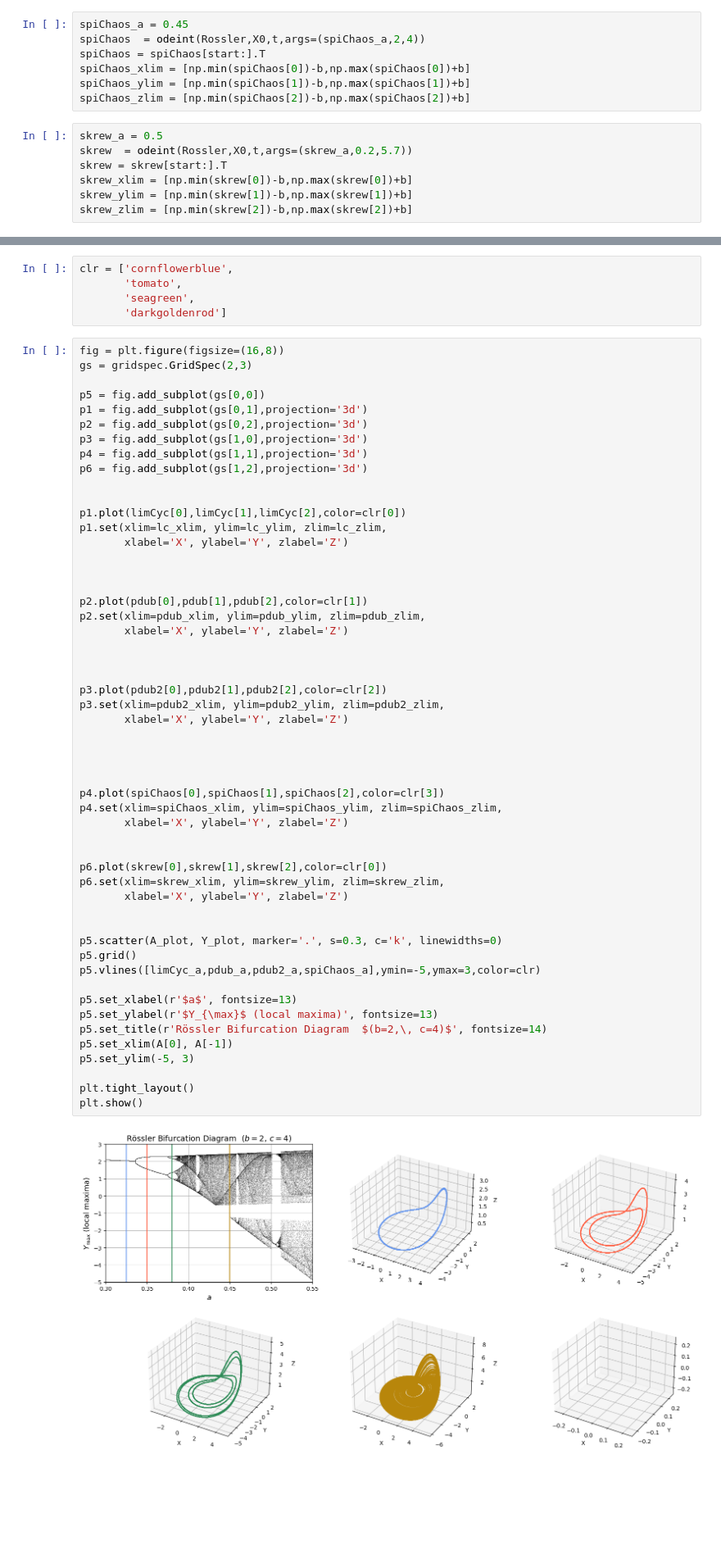
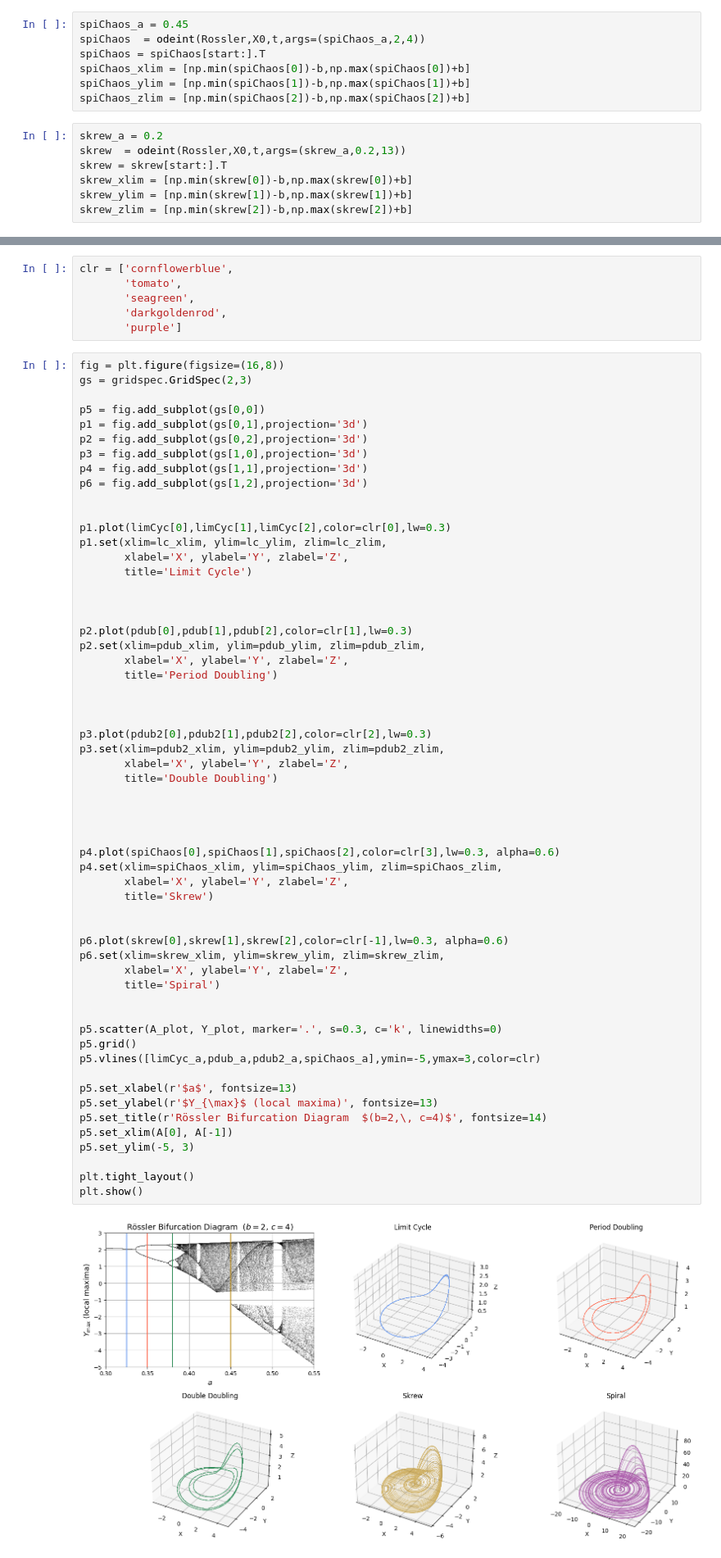
Before and after one commit to michaelStoddard/Chaos, a Jupyter notebook: Assignments/MATH722_HW3.ipynb, the cells around one changed output, grey strips where cells are left out. Shown at 82% size. Drawn from its saved outputs; the diff is of its cells as text; blank space fills up the shorter version.

```diff
--- a/Assignments/MATH722_HW3.ipynb
+++ b/Assignments/MATH722_HW3.ipynb
@@ -435,8 +435,8 @@ spiChaos_xlim = [np.min(spiChaos[0])-b,np.max(spiChaos[0])+b]
 spiChaos_ylim = [np.min(spiChaos[1])-b,np.max(spiChaos[1])+b]
 spiChaos_zlim = [np.min(spiChaos[2])-b,np.max(spiChaos[2])+b]
 # %%
-skrew_a = 0.5
-skrew  = odeint(Rossler,X0,t,args=(skrew_a,0.2,5.7))
+skrew_a = 0.2
+skrew  = odeint(Rossler,X0,t,args=(skrew_a,0.2,13))
 skrew = skrew[start:].T
 skrew_xlim = [np.min(skrew[0])-b,np.max(skrew[0])+b]
 skrew_ylim = [np.min(skrew[1])-b,np.max(skrew[1])+b]
@@ -450,7 +445,8 @@ plt.plot(skrew[1],skrew[2])
 clr = ['cornflowerblue',
        'tomato',
        'seagreen',
-       'darkgoldenrod']
+       'darkgoldenrod',
+       'purple']
 # %%
 fig = plt.figure(figsize=(16,8))
 gs = gridspec.GridSpec(2,3)
@@ -463,46 +459,51 @@ p4 = fig.add_subplot(gs[1,1],projection='3d')
 p6 = fig.add_subplot(gs[1,2],projection='3d')
 
 
-p1.plot(limCyc[0],limCyc[1],limCyc[2],color=clr[0])
+p1.plot(limCyc[0],limCyc[1],limCyc[2],color=clr[0],lw=0.3)
 p1.set(xlim=lc_xlim, ylim=lc_ylim, zlim=lc_zlim,
-       xlabel='X', ylabel='Y', zlabel='Z')
+       xlabel='X', ylabel='Y', zlabel='Z',
+       title='Limit Cycle')
 
 
 
-p2.plot(pdub[0],pdub[1],pdub[2],color=clr[1])
+p2.plot(pdub[0],pdub[1],pdub[2],color=clr[1],lw=0.3)
 p2.set(xlim=pdub_xlim, ylim=pdub_ylim, zlim=pdub_zlim,
-       xlabel='X', ylabel='Y', zlabel='Z')
+       xlabel='X', ylabel='Y', zlabel='Z',
+       title='Period Doubling')
 
 
 
-p3.plot(pdub2[0],pdub2[1],pdub2[2],color=clr[2])
+p3.plot(pdub2[0],pdub2[1],pdub2[2],color=clr[2],lw=0.3)
 p3.set(xlim=pdub2_xlim, ylim=pdub2_ylim, zlim=pdub2_zlim,
-       xlabel='X', ylabel='Y', zlabel='Z')
+       xlabel='X', ylabel='Y', zlabel='Z',
+       title='Double Doubling')
 
 
 
 
-p4.plot(spiChaos[0],spiChaos[1],spiChaos[2],color=clr[3])
+p4.plot(spiChaos[0],spiChaos[1],spiChaos[2],color=clr[3],lw=0.3, alpha=0.6)
 p4.set(xlim=spiChaos_xlim, ylim=spiChaos_ylim, zlim=spiChaos_zlim,
-       xlabel='X', ylabel='Y', zlabel='Z')
+       xlabel='X', ylabel='Y', zlabel='Z',
+       title='Skrew')
 
 
-p6.plot(skrew[0],skrew[1],skrew[2],color=clr[0])
+p6.plot(skrew[0],skrew[1],skrew[2],color=clr[-1],lw=0.3, alpha=0.6)
 p6.set(xlim=skrew_xlim, ylim=skrew_ylim, zlim=skrew_zlim,
-       xlabel='X', ylabel='Y', zlabel='Z')
+       xlabel='X', ylabel='Y', zlabel='Z',
+       title='Spiral')
 
 
 p5.scatter(A_plot, Y_plot, marker='.', s=0.3, c='k', linewidths=0)
 p5.grid()
 p5.vlines([limCyc_a,pdub_a,pdub2_a,spiChaos_a],ymin=-5,ymax=3,color=clr)
 
 p5.set_xlabel(r'$a$', fontsize=13)
 p5.set_ylabel(r'$Y_{\max}$ (local maxima)', fontsize=13)
 p5.set_title(r'Rössler Bifurcation Diagram  $(b=2,\, c=4)$', fontsize=14)
 p5.set_xlim(A[0], A[-1])
 p5.set_ylim(-5, 3)
 
 plt.tight_layout()
 plt.show()
 # %% [output]
-[figure, old version]
+[figure, new version]
```
Also changed, not shown: parts of 9 cells of this notebook.
